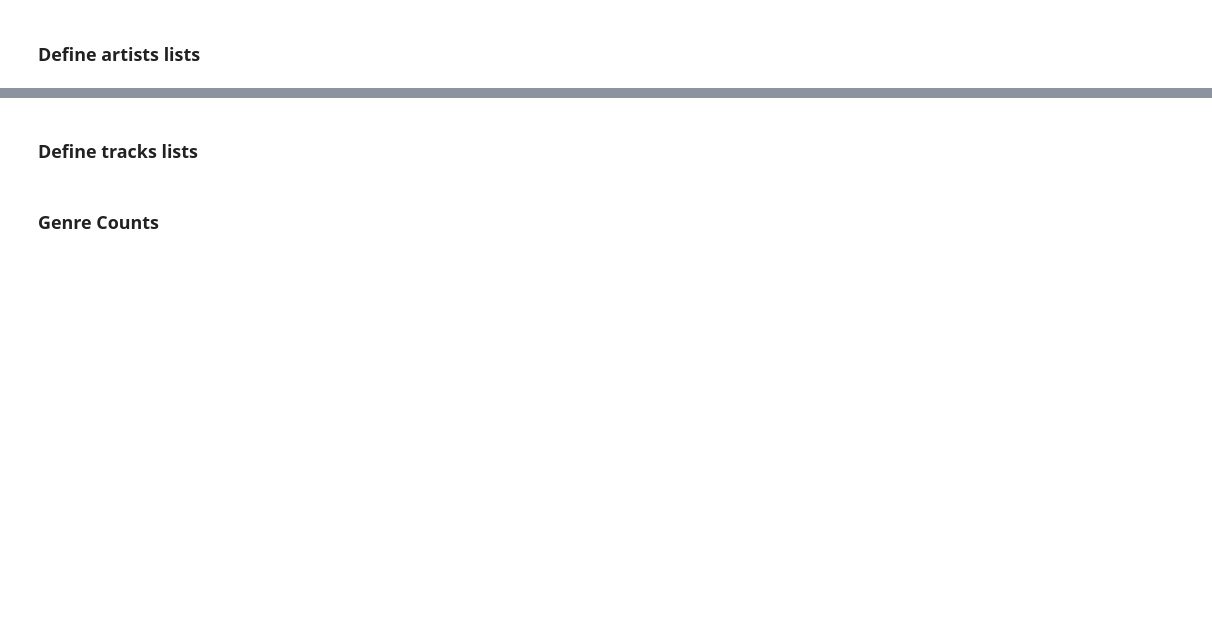
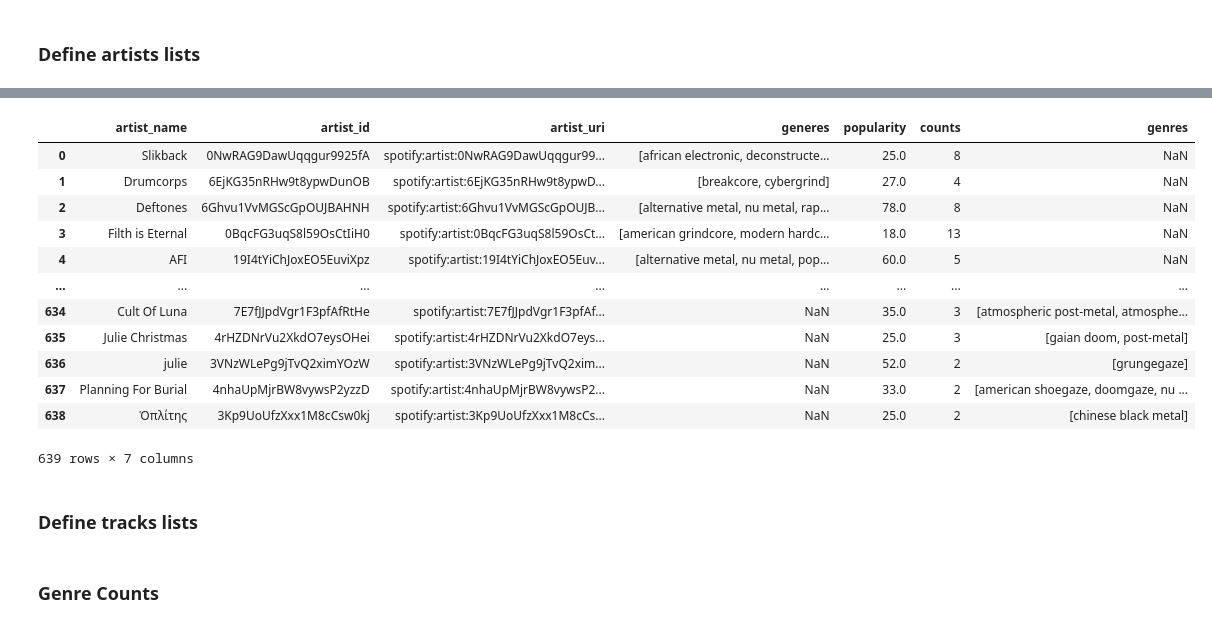
Before and after one commit to xxristoskk/Wrapped365, a Jupyter notebook: sp_data_research.ipynb, the cells around one changed output, grey strips where cells are left out. Drawn from its saved outputs; the diff is of its cells as text; code cells hidden in the pictures; blank space fills up the shorter version.

```diff
--- a/sp_data_research.ipynb
+++ b/sp_data_research.ipynb
@@ -183,0 +294,16 @@ all_artists_count = count_items(saved)
+# %%
+### get all the artists from the saved tracks and count them
+saved_artists = []
+for track in saved_track_dicts:
+    artists = [x for x in track['artist_ids']]
+    for artist in artists:
+        if artist not in existing_artists:
+            saved_artists.append({
+                'artist_id': artist,
+                'counts': 1
+            })
+        else:
+            for d in all_artists_distinct:
+                if d['artist_id'] == artist:
+                    d['counts'] += 1
+                    break
@@ -183,0 +332,26 @@ all_artists_count = count_items(saved)
+# %%
+# iterate through the saved artists that aren't in the top artists and get their complete data
+
+saved_artists_ids = [x['artist_id'] for x in saved_artists]
+
+for i in range(0, len(saved_artists_ids), 50):
+    print(i)
+    batch_artists = saved_artists_ids[i:i+50]
+    sleep(1)
+    response = sp.artists(batch_artists)
+    for artist in response['artists']:
+        print(f"Artist ID: {artist['id']}")
+
+        for d in saved_artists:
+            if d['artist_id'] == artist['id']:
+                print(f'Saved ID: {d["artist_id"]}')
+                print('ID MATCH')
+                d['artist_name'] = artist['name']
+                d['artist_uri'] = artist['uri']
+                d['genres'] = artist['genres']
+                d['popularity'] = artist['popularity']
+                d['counts'] += 1
+                all_artists_distinct.append(d)
+                break
+            else:
+                continue
@@ -184,3 +394,19 @@ all_artists_count = count_items(saved)
+# %%
+pd.DataFrame(all_artists_distinct)
+# %% [output]
+|  | artist_name | artist_id | artist_uri | generes | popularity | counts | genres |
+| 0 | Slikback | 0NwRAG9DawUqqgur9925fA | spotify:artist:0NwRAG9DawUqqgur99... | [african electronic, deconstructe... | 25.0 | 8 | NaN |
+| 1 | Drumcorps | 6EjKG35nRHw9t8ypwDunOB | spotify:artist:6EjKG35nRHw9t8ypwD... | [breakcore, cybergrind] | 27.0 | 4 | NaN |
+| 2 | Deftones | 6Ghvu1VvMGScGpOUJBAHNH | spotify:artist:6Ghvu1VvMGScGpOUJB... | [alternative metal, nu metal, rap... | 78.0 | 8 | NaN |
+| 3 | Filth is Eternal | 0BqcFG3uqS8l59OsCtIiH0 | spotify:artist:0BqcFG3uqS8l59OsCt... | [american grindcore, modern hardc... | 18.0 | 13 | NaN |
+| 4 | AFI | 19I4tYiChJoxEO5EuviXpz | spotify:artist:19I4tYiChJoxEO5Euv... | [alternative metal, nu metal, pop... | 60.0 | 5 | NaN |
+| ... | ... | ... | ... | ... | ... | ... | ... |
+| 634 | Cult Of Luna | 7E7fJJpdVgr1F3pfAfRtHe | spotify:artist:7E7fJJpdVgr1F3pfAf... | NaN | 35.0 | 3 | [atmospheric post-metal, atmosphe... |
+| 635 | Julie Christmas | 4rHZDNrVu2XkdO7eysOHei | spotify:artist:4rHZDNrVu2XkdO7eys... | NaN | 25.0 | 3 | [gaian doom, post-metal] |
+| 636 | julie | 3VNzWLePg9jTvQ2ximYOzW | spotify:artist:3VNzWLePg9jTvQ2xim... | NaN | 52.0 | 2 | [grungegaze] |
+| 637 | Planning For Burial | 4nhaUpMjrBW8vywsP2yzzD | spotify:artist:4nhaUpMjrBW8vywsP2... | NaN | 33.0 | 2 | [american shoegaze, doomgaze, nu ... |
+| 638 | Ὁπλίτης | 3Kp9UoUfzXxx1M8cCsw0kj | spotify:artist:3Kp9UoUfzXxx1M8cCs... | NaN | 25.0 | 2 | [chinese black metal] |
+639 rows × 7 columns
 # %% [markdown]
 ### Define tracks lists
 # %%
```
Also changed, not shown: parts of 28 cells of this notebook, 1 other file.
